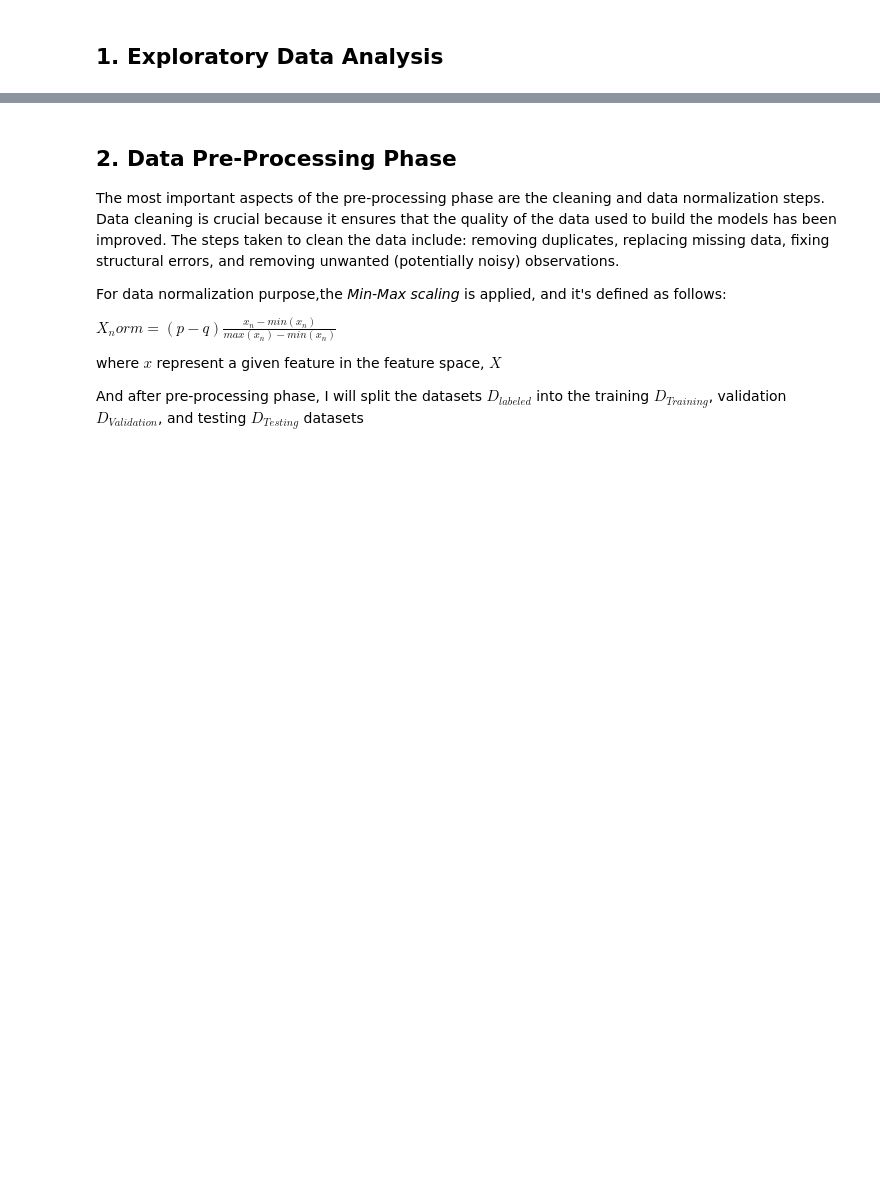
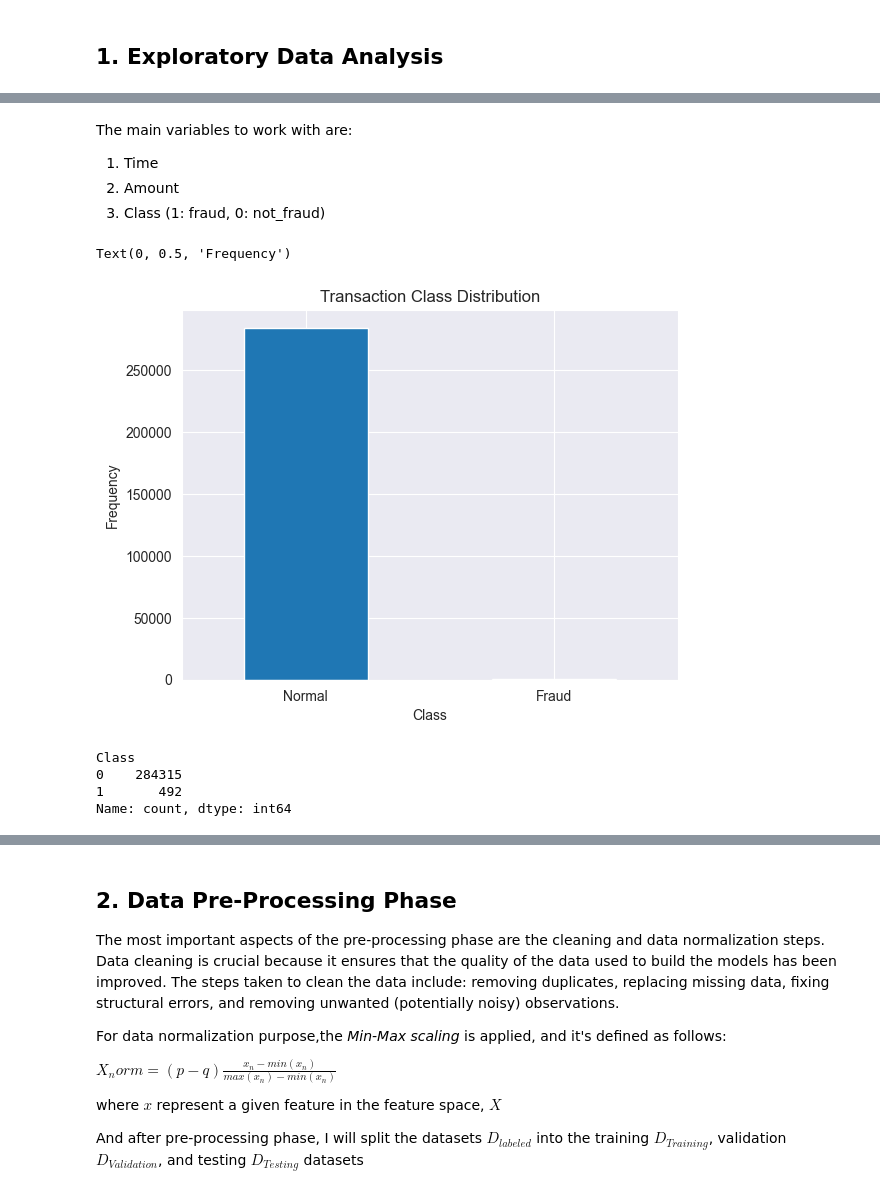
Before and after one commit to MamvotaTake/Credit-card-, a Jupyter notebook: Credit Card Fraud.ipynb, the cells around one changed output, grey strips where cells are left out. Drawn from its saved outputs; the diff is of its cells as text; code cells hidden in the pictures; blank space fills up the shorter version.

Commit message:
Data Visiualization

```diff
--- a/Credit Card Fraud.ipynb
+++ b/Credit Card Fraud.ipynb
@@ -28,5 +35,5 @@ from sklearn.model_selection import train_test_split
 # %%
 CREDIT_CARD_DATA = '../Credit Card Data/creditcard.csv'
 # %%
-dataFrame = pd.read_csv(CREDIT_CARD_DATA)
+data = pd.read_csv(CREDIT_CARD_DATA)
 # %%
@@ -53,0 +117,25 @@ dataFrame.tail()
+# %% [markdown]
+The main variables to work with are:
+1. Time
+2. Amount
+3. Class (1: fraud, 0: not_fraud)
+# %%
+LABELS = ['Normal', 'Fraud']
+
+count_class = pd.Series.value_counts(data['Class'], sort=True)
+
+count_class.plot(kind='bar', rot=0)
+plt.title('Transaction Class Distribution')
+plt.xticks(range(len(LABELS)), LABELS)
+plt.xlabel('Class')
+plt.ylabel('Frequency')
+# %% [output]
+Text(0, 0.5, 'Frequency')
+[figure, added]
+# %%
+count_class
+# %% [output]
+Class
+0    284315
+1       492
+Name: count, dtype: int64
```
Also changed, not shown: parts of 23 cells of this notebook, 1 other file.
